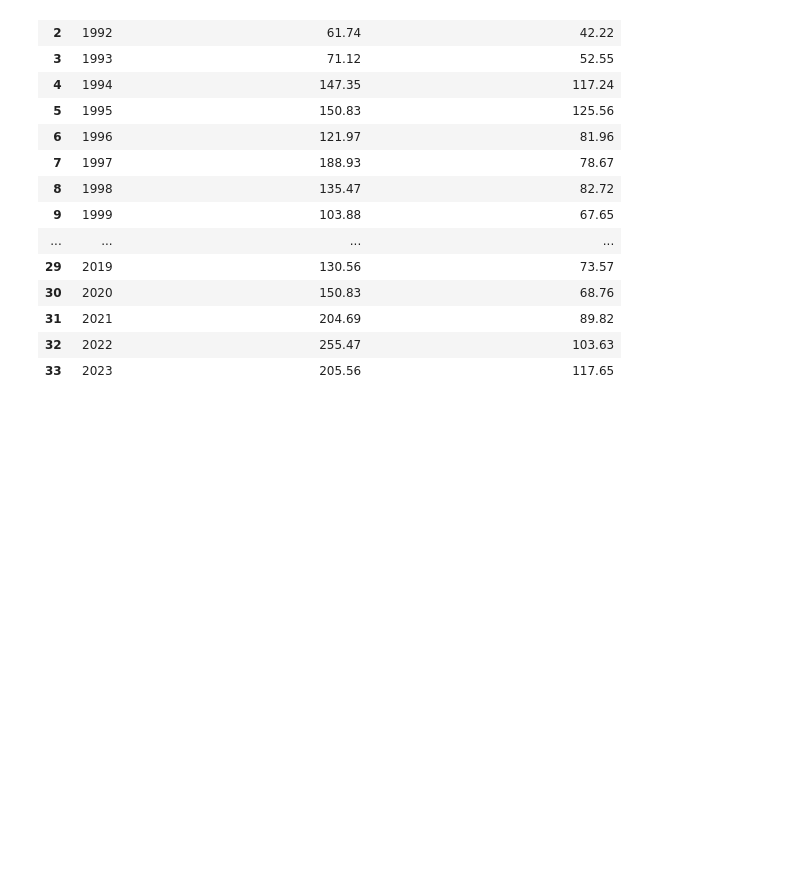
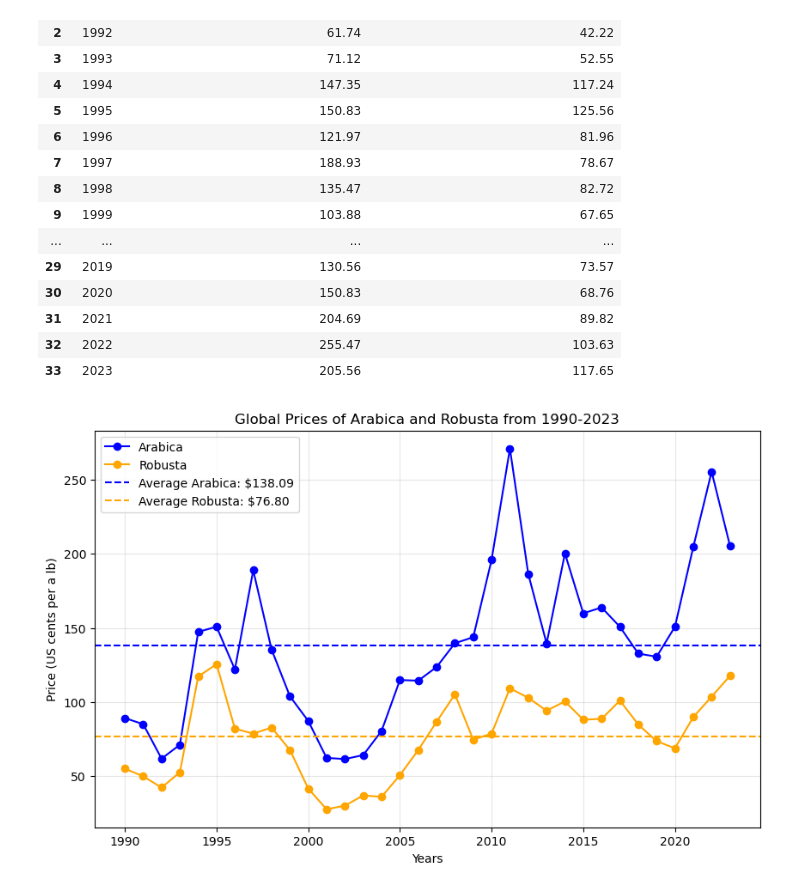
Before and after one commit to AAlbers341/project1_coffee_analysis, a Jupyter notebook: EDA/coffee_prices.ipynb, the cells around one changed output. Cells and saved outputs as stored; diff of their text form; code cells hidden in the pictures; blank space fills up the shorter version.

```diff
--- a/EDA/coffee_prices.ipynb
+++ b/EDA/coffee_prices.ipynb
@@ -129,3 +211,26 @@ coffee_prices
 | 31 | 2021 | 204.69 | 89.82 |
 | 32 | 2022 | 255.47 | 103.63 |
 | 33 | 2023 | 205.56 | 117.65 |
+# %%
+plt.figure(figsize=(10, 6))
+# Plot arabica and robusta lines
+plt.plot(coffee_prices['Years'], coffee_prices['Global Price of Arabica Coffee (US cents per a lb)'], marker='o', color='blue', label='Arabica')
+plt.plot(coffee_prices['Years'], coffee_prices['Global Price of Robusta Coffee (US cents per a lb)'], marker='o', color='orange', label='Robusta')
+
+# Plot average lines
+plt.axhline(y=arabica_mean, color='blue', linestyle='--', label=f'Average Arabica: ${arabica_mean:.2f}')
+plt.axhline(y=robusta_mean, color='orange', linestyle='--', label=f'Average Robusta: ${robusta_mean:.2f}')
+
+# Titles and labels
+plt.title('Global Prices of Arabica and Robusta from 1990-2023')
+plt.xlabel('Years')
+plt.ylabel('Price (US cents per a lb)')
+plt.legend()
+plt.grid(True, alpha=0.3)
+
+# Save fig
+plt.savefig('../Visuals/coffee_prices/arabica_robusta_price.png')
+
+plt.show()
+# %% [output]
+[figure, added]
```
Also changed, not shown: parts of 9 cells of this notebook, 7 other files.
